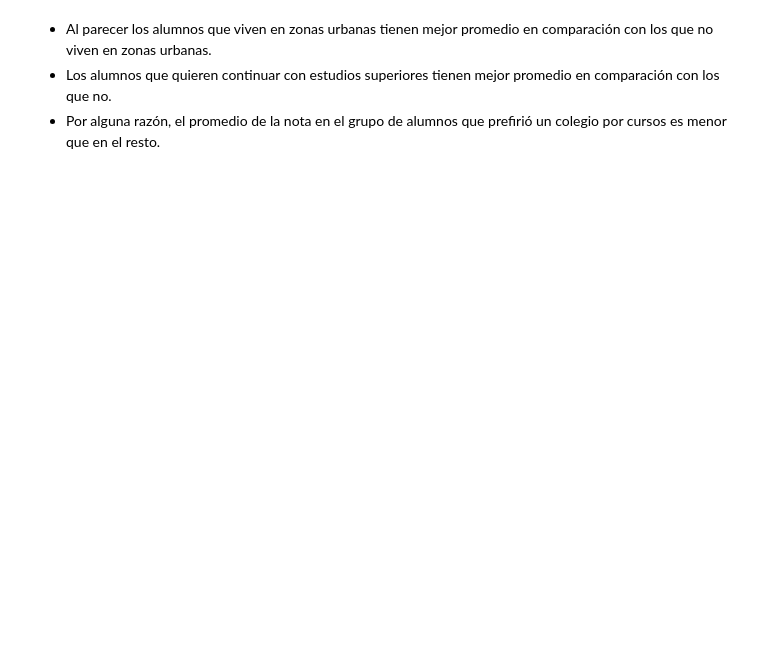
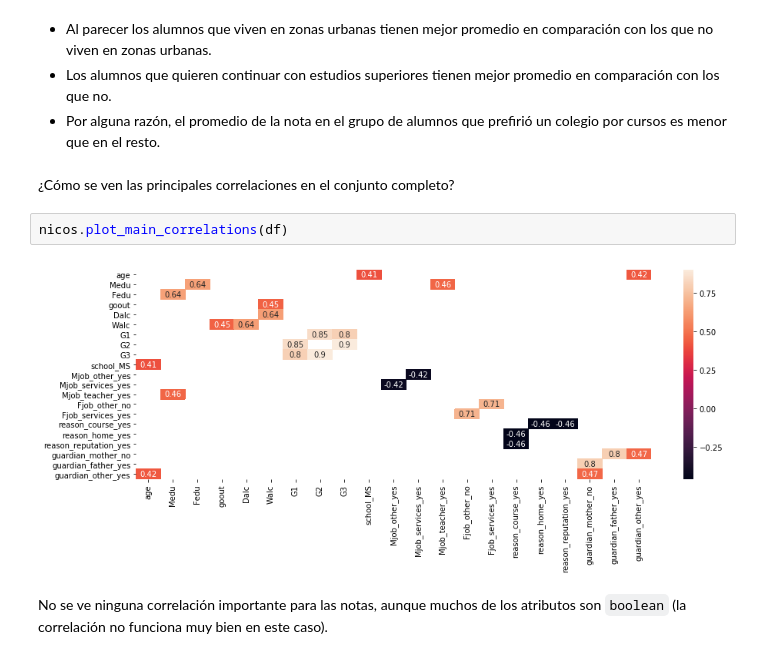
Before and after one commit to muZk/desafio-latam-ds-python, a Jupyter notebook: 02 - Fundamentos Data Science/prueba/Rendimiento escolar.ipynb, the cells around one changed output. Saved outputs shown, nothing was run; the diff lists cells and outputs as text; blank space fills up the shorter version.

```diff
--- a/02 - Fundamentos Data Science/prueba/Rendimiento escolar.ipynb
+++ b/02 - Fundamentos Data Science/prueba/Rendimiento escolar.ipynb
@@ -510,3 +495,11 @@ for grades in ['G1', 'G2', 'G3']:
 - Al parecer los alumnos que viven en zonas urbanas tienen mejor promedio en comparación con los que no viven en zonas urbanas.
 - Los alumnos que quieren continuar con estudios superiores tienen mejor promedio en comparación con los que no.
 - Por alguna razón, el promedio de la nota en el grupo de alumnos que prefirió un colegio por cursos es menor que en el resto.
+# %% [markdown]
+¿Cómo se ven las principales correlaciones en el conjunto completo?
+# %%
+nicos.plot_main_correlations(df)
+# %% [output]
+[figure, added]
+# %% [markdown]
+No se ve ninguna correlación importante para las notas, aunque muchos de los atributos son `boolean` (la correlación no funciona muy bien en este caso).
```
Also changed, not shown: parts of 18 cells of this notebook, 2 other files.
